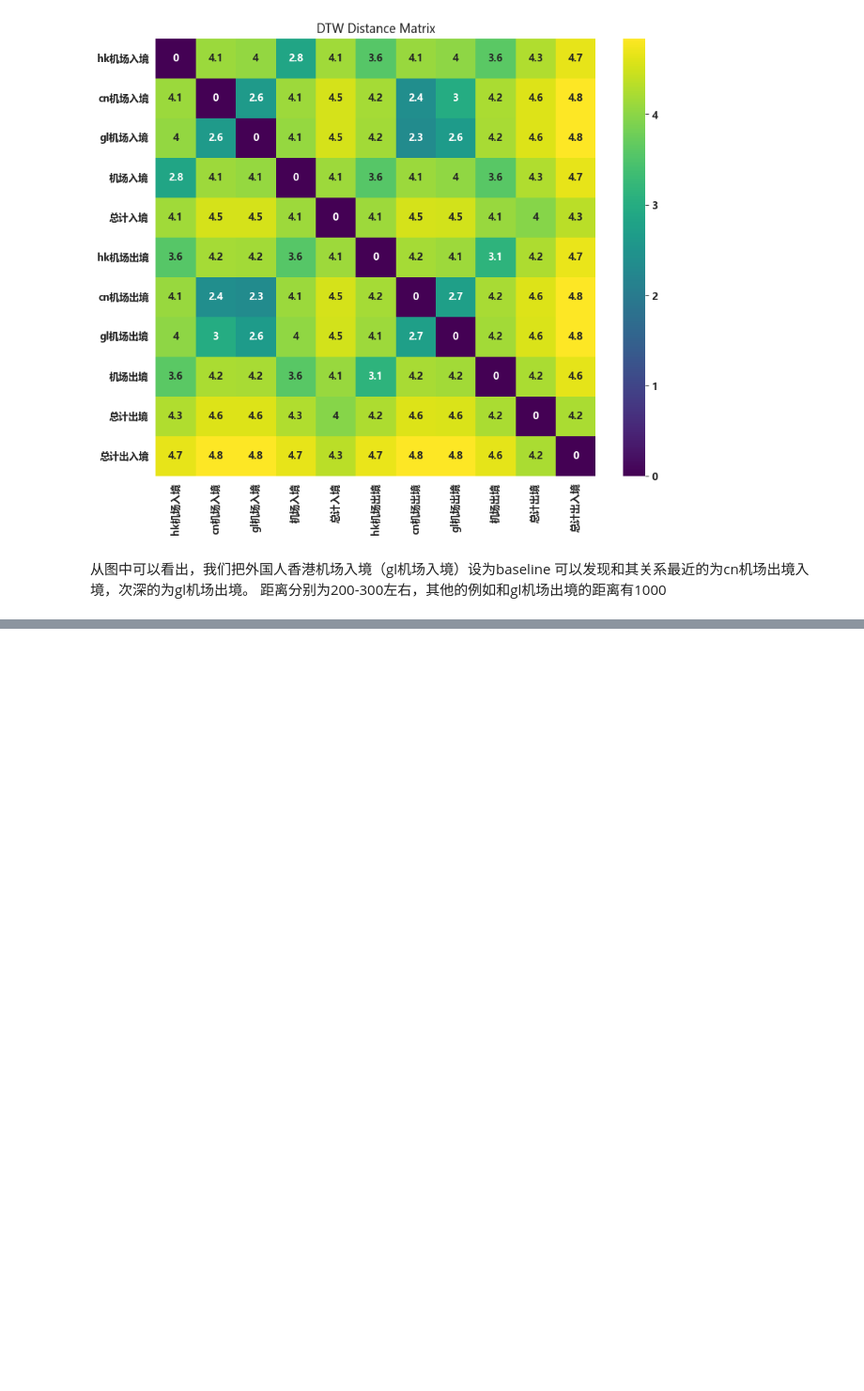
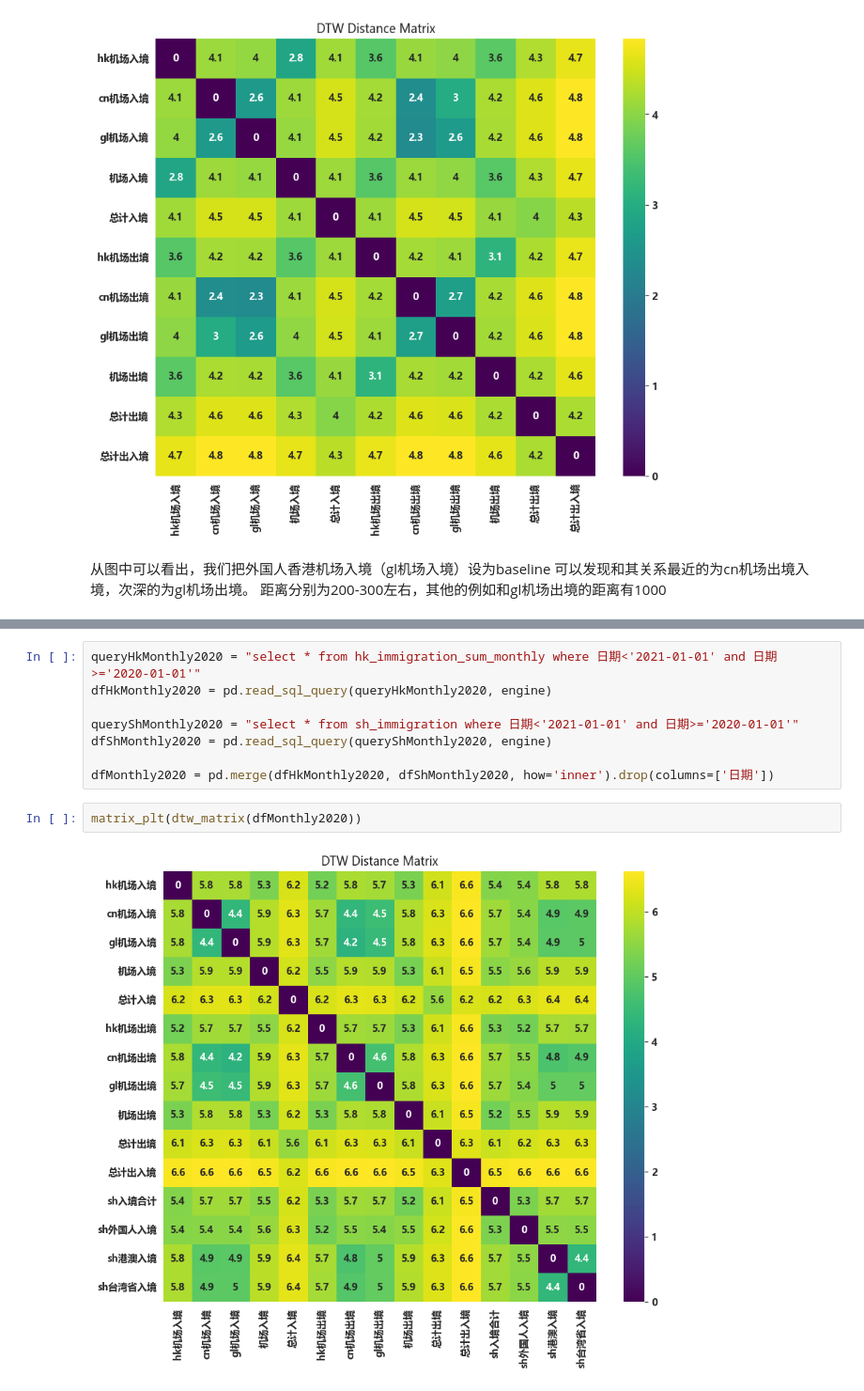
Before and after one commit to jiadol/Travel_Ml, a Jupyter notebook: notebooks/hk_data_preprocess.ipynb, the cells around one changed output, grey strips where cells are left out. Shown at 94% size. Drawn from its saved outputs; the diff is of its cells as text; blank space fills up the shorter version.

```diff
--- a/notebooks/hk_data_preprocess.ipynb
+++ b/notebooks/hk_data_preprocess.ipynb
@@ -177,0 +215,12 @@ dtw_matrix_plt(dfAll)
+# %%
+queryHkMonthly2020 = "select * from hk_immigration_sum_monthly where 日期<'2021-01-01' and 日期>='2020-01-01'"
+dfHkMonthly2020 = pd.read_sql_query(queryHkMonthly2020, engine)
+
+queryShMonthly2020 = "select * from sh_immigration where 日期<'2021-01-01' and 日期>='2020-01-01'"
+dfShMonthly2020 = pd.read_sql_query(queryShMonthly2020, engine)
+
+dfMonthly2020 = pd.merge(dfHkMonthly2020, dfShMonthly2020, how='inner').drop(columns=['日期'])
+# %%
+matrix_plt(dtw_matrix(dfMonthly2020))
+# %% [output]
+[figure, added]
```
Also changed, not shown: parts of 14 cells of this notebook, 5 other files.
